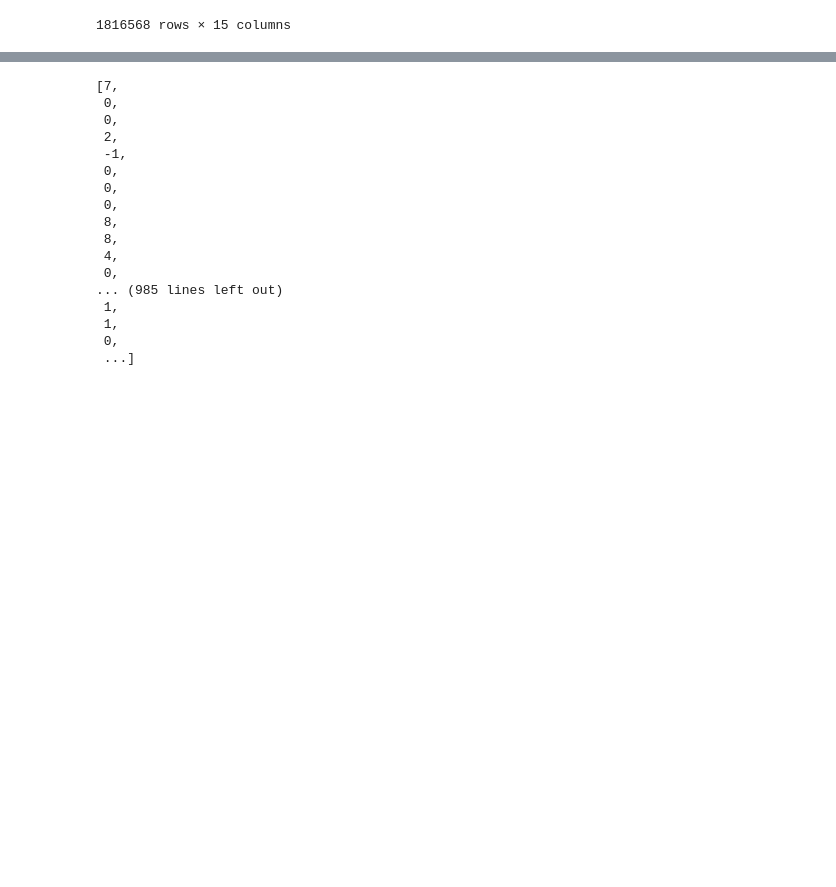
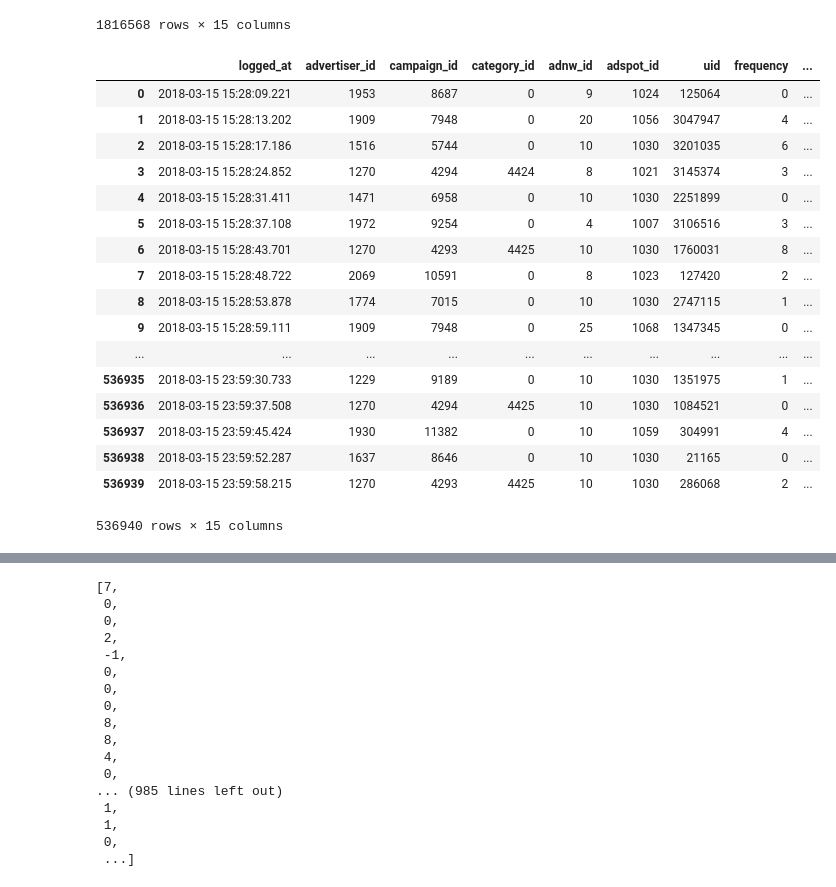
Before and after one commit to DaikiTanak/Datacompe2018, a Jupyter notebook: analysis.ipynb, the cells around one changed output, grey strips where cells are left out. Drawn from its saved outputs; the diff is of its cells as text; code cells hidden in the pictures; blank space fills up the shorter version.

```diff
--- a/analysis.ipynb
+++ b/analysis.ipynb
@@ -49,4 +49,26 @@ train
 | 1816566 | 2018-03-15 15:27:57.654 | 2111 | 11081 | 0 | 10 | 1030 | 2782710 | 3 | ... |
 | 1816567 | 2018-03-15 15:28:04.348 | 2111 | 11081 | 0 | 10 | 1030 | 42229 | 5 | ... |
 1816568 rows × 15 columns
+# %%
+test = pd.read_csv("data_test.csv")
+test
+# %% [output]
+|  | logged_at | advertiser_id | campaign_id | category_id | adnw_id | adspot_id | uid | frequency | ... |
+| 0 | 2018-03-15 15:28:09.221 | 1953 | 8687 | 0 | 9 | 1024 | 125064 | 0 | ... |
+| 1 | 2018-03-15 15:28:13.202 | 1909 | 7948 | 0 | 20 | 1056 | 3047947 | 4 | ... |
+| 2 | 2018-03-15 15:28:17.186 | 1516 | 5744 | 0 | 10 | 1030 | 3201035 | 6 | ... |
+| 3 | 2018-03-15 15:28:24.852 | 1270 | 4294 | 4424 | 8 | 1021 | 3145374 | 3 | ... |
+| 4 | 2018-03-15 15:28:31.411 | 1471 | 6958 | 0 | 10 | 1030 | 2251899 | 0 | ... |
+| 5 | 2018-03-15 15:28:37.108 | 1972 | 9254 | 0 | 4 | 1007 | 3106516 | 3 | ... |
+| 6 | 2018-03-15 15:28:43.701 | 1270 | 4293 | 4425 | 10 | 1030 | 1760031 | 8 | ... |
+| 7 | 2018-03-15 15:28:48.722 | 2069 | 10591 | 0 | 8 | 1023 | 127420 | 2 | ... |
+| 8 | 2018-03-15 15:28:53.878 | 1774 | 7015 | 0 | 10 | 1030 | 2747115 | 1 | ... |
+| 9 | 2018-03-15 15:28:59.111 | 1909 | 7948 | 0 | 25 | 1068 | 1347345 | 0 | ... |
+| ... | ... | ... | ... | ... | ... | ... | ... | ... | ... |
+| 536935 | 2018-03-15 23:59:30.733 | 1229 | 9189 | 0 | 10 | 1030 | 1351975 | 1 | ... |
+| 536936 | 2018-03-15 23:59:37.508 | 1270 | 4294 | 4425 | 10 | 1030 | 1084521 | 0 | ... |
+| 536937 | 2018-03-15 23:59:45.424 | 1930 | 11382 | 0 | 10 | 1059 | 304991 | 4 | ... |
+| 536938 | 2018-03-15 23:59:52.287 | 1637 | 8646 | 0 | 10 | 1030 | 21165 | 0 | ... |
+| 536939 | 2018-03-15 23:59:58.215 | 1270 | 4293 | 4425 | 10 | 1030 | 286068 | 2 | ... |
+536940 rows × 15 columns
 # %%
```
Also changed, not shown: parts of 9 cells of this notebook.
